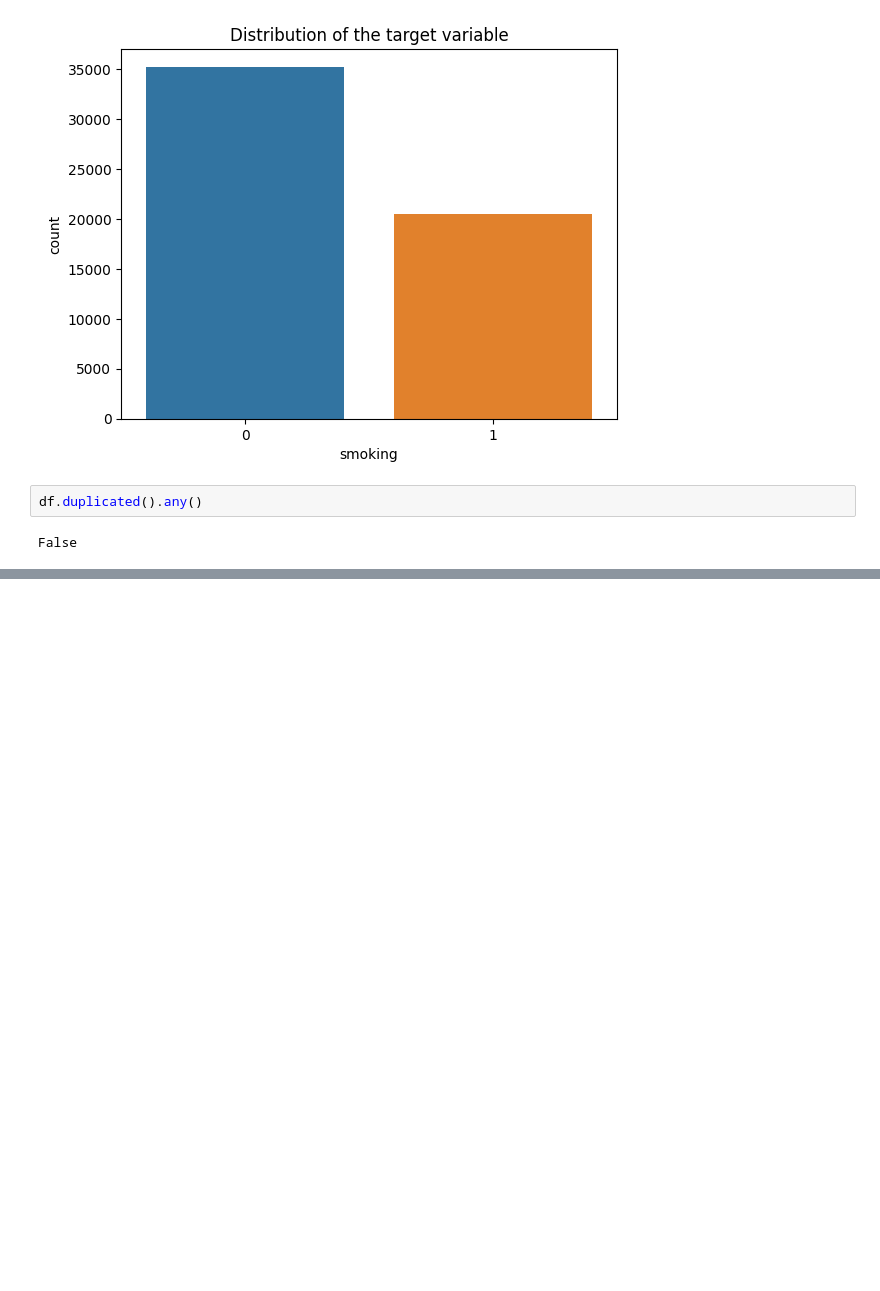
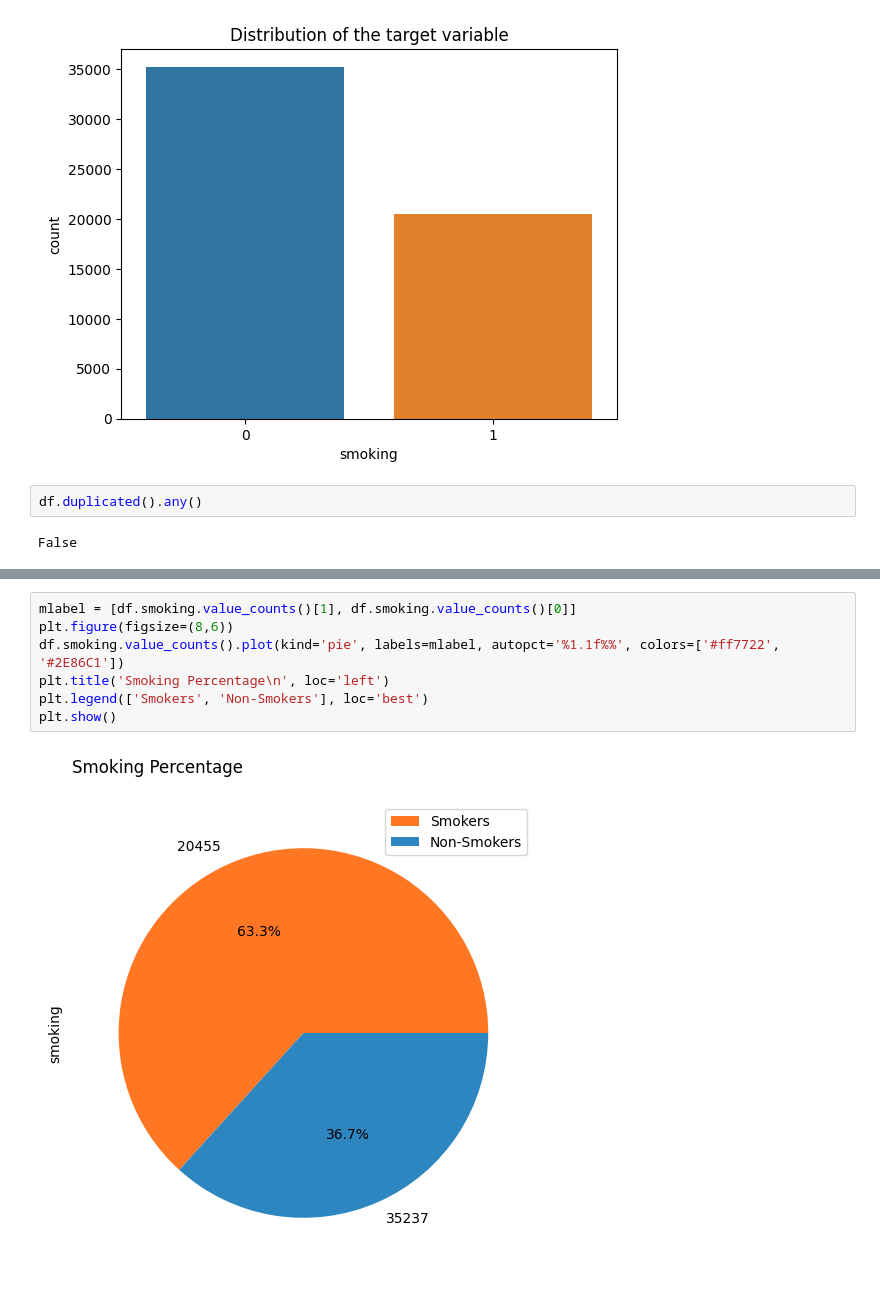
Before and after one commit to Renga1999/Data_Mining_Project_Body_Signal_due_to_smoking, a Jupyter notebook: Team2_python_project.ipynb, the cells around one changed output, grey strips where cells are left out. Saved outputs shown, nothing was run; the diff lists cells and outputs as text; blank space fills up the shorter version.

```diff
--- a/Team2_python_project.ipynb
+++ b/Team2_python_project.ipynb
@@ -125,0 +231,9 @@ False
+# %%
+mlabel = [df.smoking.value_counts()[1], df.smoking.value_counts()[0]]
+plt.figure(figsize=(8,6))
+df.smoking.value_counts().plot(kind='pie', labels=mlabel, autopct='%1.1f%%', colors=['#ff7722', '#2E86C1'])
+plt.title('Smoking Percentage\n', loc='left')
+plt.legend(['Smokers', 'Non-Smokers'], loc='best')
+plt.show()
+# %% [output]
+[figure, added]
```
Also changed, not shown: parts of 32 cells of this notebook.
